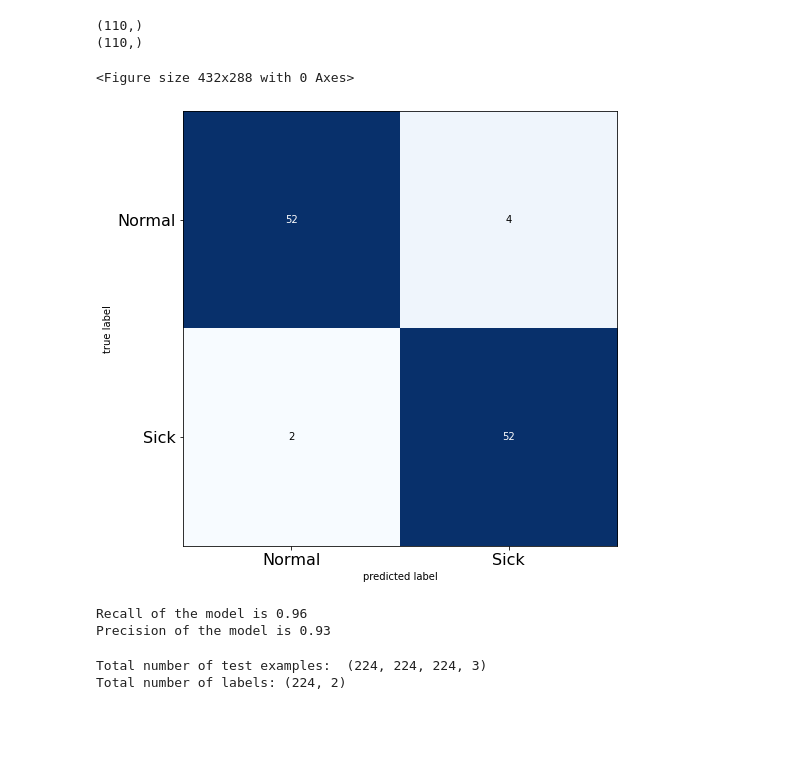
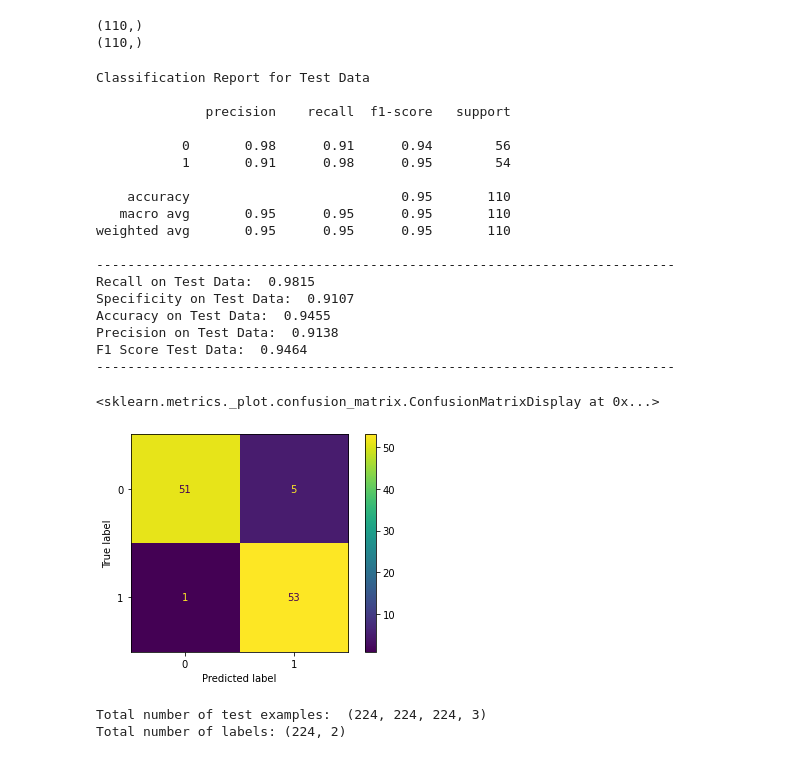
Before and after one commit to brijw/deeplearning_ultrasound_diagnosis, a Jupyter notebook: depthcon.ipynb, the cells around one changed output. Drawn from its saved outputs; the diff is of its cells as text; code cells hidden in the pictures; blank space fills up the shorter version.

```diff
--- a/depthcon.ipynb
+++ b/depthcon.ipynb
@@ -212,9 +219,15 @@ Total number of labels: (106, 2)
 # %%
 # Augmentation sequence
 seq = iaa.OneOf([
-    iaa.Fliplr(), # horizontal flips
-    iaa.Affine(rotate=20), # roatation
-    iaa.Multiply((1.2, 1.5))]) #random brightness
+    # iaa.Fliplr(), # horizontal flips
+    iaa.Affine(rotate=45), # roatation
+    # iaa.Multiply((1.2, 8.5)),
+
+    iaa.AdditiveGaussianNoise(scale=0.2*255),
+    iaa.Add(50, per_channel=True),
+    iaa.Sharpen(alpha=0.5)
+
+    ]) #random brightness
 # %%
 def data_gen(data, batch_size):
     # Get total number of samples in the data
@@ -511,30 +557,46 @@ print(preds.shape)
 # %% [output]
 (110,)
 (110,)
-# %%
-# Get the confusion matrix
-cm  = confusion_matrix(orig_test_labels, preds)
-plt.figure()
-plot_confusion_matrix(cm,figsize=(12,8), hide_ticks=True, cmap=plt.cm.Blues)
-#alpha=0.7,
-plt.xticks(range(2), ['Normal', 'Sick'], fontsize=16)
-plt.yticks(range(2), ['Normal', 'Sick'], fontsize=16)
-plt.show()
-# %% [output]
-<Figure size 432x288 with 0 Axes>
-[figure, removed]
-# %%
-# Calculate Precision and Recall
-tn, fp, fn, tp = cm.ravel()
-
-precision = tp/(tp+fp)
-recall = tp/(tp+fn)
-
-print("Recall of the model is {:.2f}".format(recall))
-print("Precision of the model is {:.2f}".format(precision))
-# %% [output]
-Recall of the model is 0.96
-Precision of the model is 0.93
+# %%
+from sklearn.metrics import confusion_matrix, ConfusionMatrixDisplay, classification_report, recall_score, accuracy_score, precision_score, f1_score
+
+cm_test = confusion_matrix(orig_test_labels, preds)
+t3 = ConfusionMatrixDisplay(cm_test)
+s3 = round((cm_test[0,0]/(cm_test[0,0] + cm_test[0,1])),4)
+
+print("\nClassification Report for Test Data\n")
+print(classification_report(orig_test_labels, preds))
+print("--------------------------------------------------------------------------")
+print("Recall on Test Data: ", round(recall_score(orig_test_labels, preds), 4))
+print("Specificity on Test Data: ", s3)
+print("Accuracy on Test Data: ", round(accuracy_score(orig_test_labels, preds), 4))
+print("Precision on Test Data: ", round(precision_score(orig_test_labels, preds), 4))
+print("F1 Score Test Data: ", round(f1_score(orig_test_labels, preds), 4))
+print("--------------------------------------------------------------------------")
+
+
+t3.plot()
+# %% [output]
+Classification Report for Test Data
+
+              precision    recall  f1-score   support
+
+           0       0.98      0.91      0.94        56
+           1       0.91      0.98      0.95        54
+
+    accuracy                           0.95       110
+   macro avg       0.95      0.95      0.95       110
+weighted avg       0.95      0.95      0.95       110
+
+--------------------------------------------------------------------------
+Recall on Test Data:  0.9815
+Specificity on Test Data:  0.9107
+Accuracy on Test Data:  0.9455
+Precision on Test Data:  0.9138
+F1 Score Test Data:  0.9464
+--------------------------------------------------------------------------
+<sklearn.metrics._plot.confusion_matrix.ConfusionMatrixDisplay at 0x...>
+[figure, added]
 # %%
 # model.save('/content/drive/MyDrive/Colab Notebooks/deep_learning_project/datasets')
 # %%
```
Also changed, not shown: parts of 38 cells of this notebook, 4 other files.
